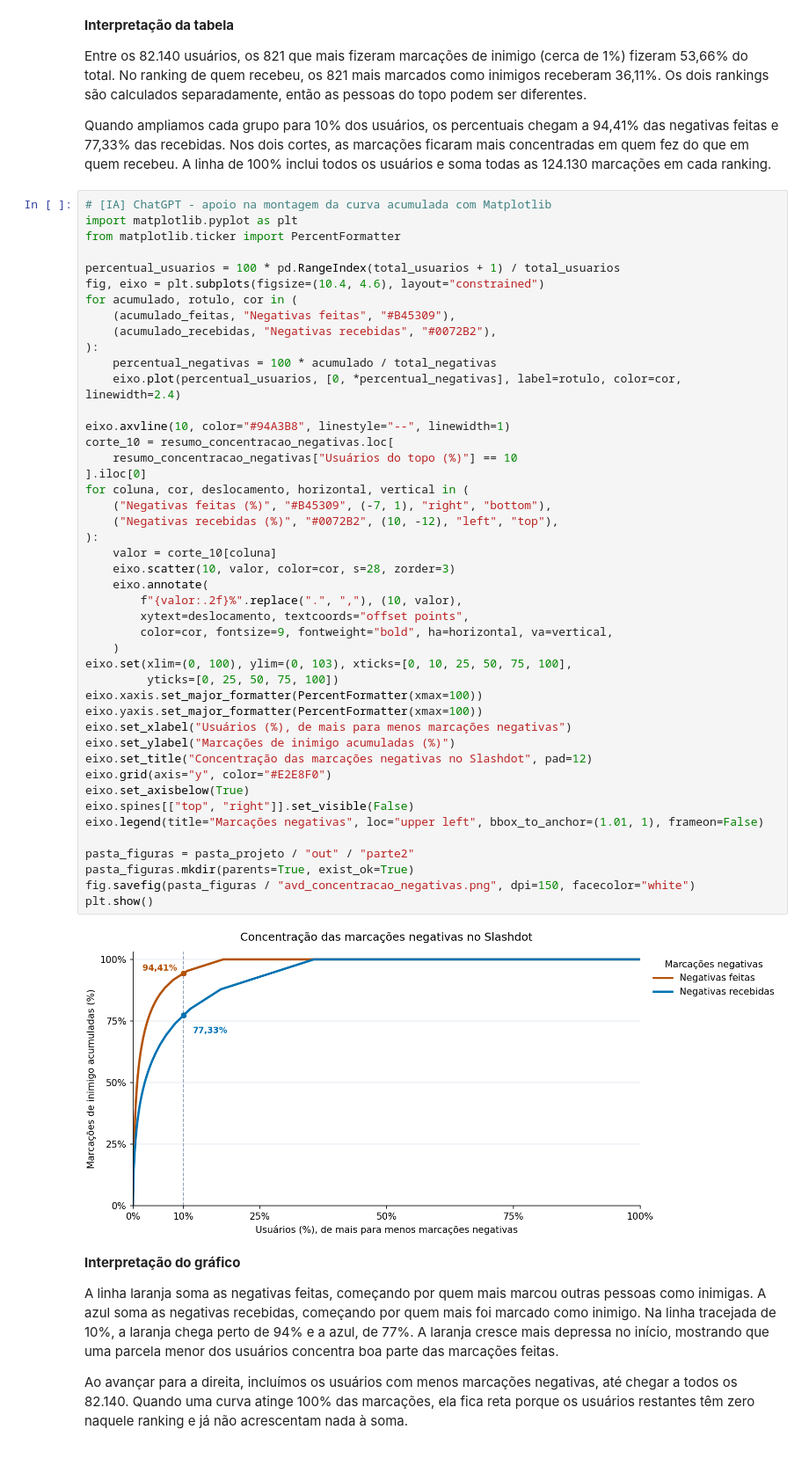
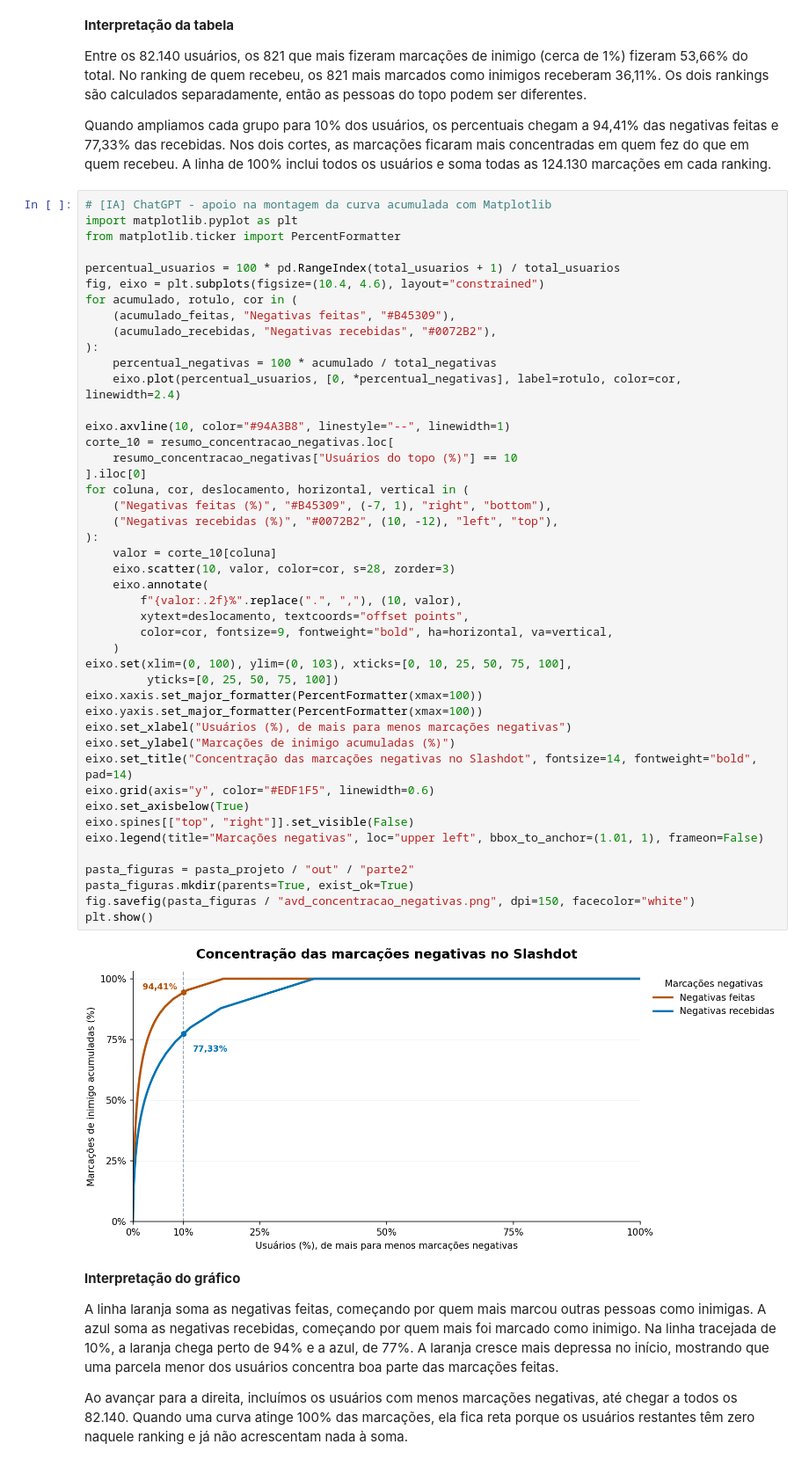
Before and after one commit to arthurlins7/Projeto-Grafos, a Jupyter notebook: notebooks/01_exploracao_dados.ipynb, the cells around one changed output. Shown at 88% size. Saved outputs shown, nothing was run; the diff lists cells and outputs as text.

```diff
--- a/notebooks/01_exploracao_dados.ipynb
+++ b/notebooks/01_exploracao_dados.ipynb
@@ -457,36 +455,36 @@ for acumulado, rotulo, cor in (
 eixo.axvline(10, color="#94A3B8", linestyle="--", linewidth=1)
 corte_10 = resumo_concentracao_negativas.loc[
     resumo_concentracao_negativas["Usuários do topo (%)"] == 10
 ].iloc[0]
 for coluna, cor, deslocamento, horizontal, vertical in (
     ("Negativas feitas (%)", "#B45309", (-7, 1), "right", "bottom"),
     ("Negativas recebidas (%)", "#0072B2", (10, -12), "left", "top"),
 ):
     valor = corte_10[coluna]
     eixo.scatter(10, valor, color=cor, s=28, zorder=3)
     eixo.annotate(
         f"{valor:.2f}%".replace(".", ","), (10, valor),
         xytext=deslocamento, textcoords="offset points",
         color=cor, fontsize=9, fontweight="bold", ha=horizontal, va=vertical,
     )
 eixo.set(xlim=(0, 100), ylim=(0, 103), xticks=[0, 10, 25, 50, 75, 100],
          yticks=[0, 25, 50, 75, 100])
 eixo.xaxis.set_major_formatter(PercentFormatter(xmax=100))
 eixo.yaxis.set_major_formatter(PercentFormatter(xmax=100))
 eixo.set_xlabel("Usuários (%), de mais para menos marcações negativas")
 eixo.set_ylabel("Marcações de inimigo acumuladas (%)")
-eixo.set_title("Concentração das marcações negativas no Slashdot", pad=12)
-eixo.grid(axis="y", color="#E2E8F0")
+eixo.set_title("Concentração das marcações negativas no Slashdot", fontsize=14, fontweight="bold", pad=14)
+eixo.grid(axis="y", color="#EDF1F5", linewidth=0.6)
 eixo.set_axisbelow(True)
 eixo.spines[["top", "right"]].set_visible(False)
 eixo.legend(title="Marcações negativas", loc="upper left", bbox_to_anchor=(1.01, 1), frameon=False)
 
 pasta_figuras = pasta_projeto / "out" / "parte2"
 pasta_figuras.mkdir(parents=True, exist_ok=True)
 fig.savefig(pasta_figuras / "avd_concentracao_negativas.png", dpi=150, facecolor="white")
 plt.show()
 # %% [output]
-[figure, old version]
+[figure, new version]
 # %% [markdown]
 **Interpretação do gráfico**
 
```
Also changed, not shown: parts of 5 cells of this notebook, 10 other files.
